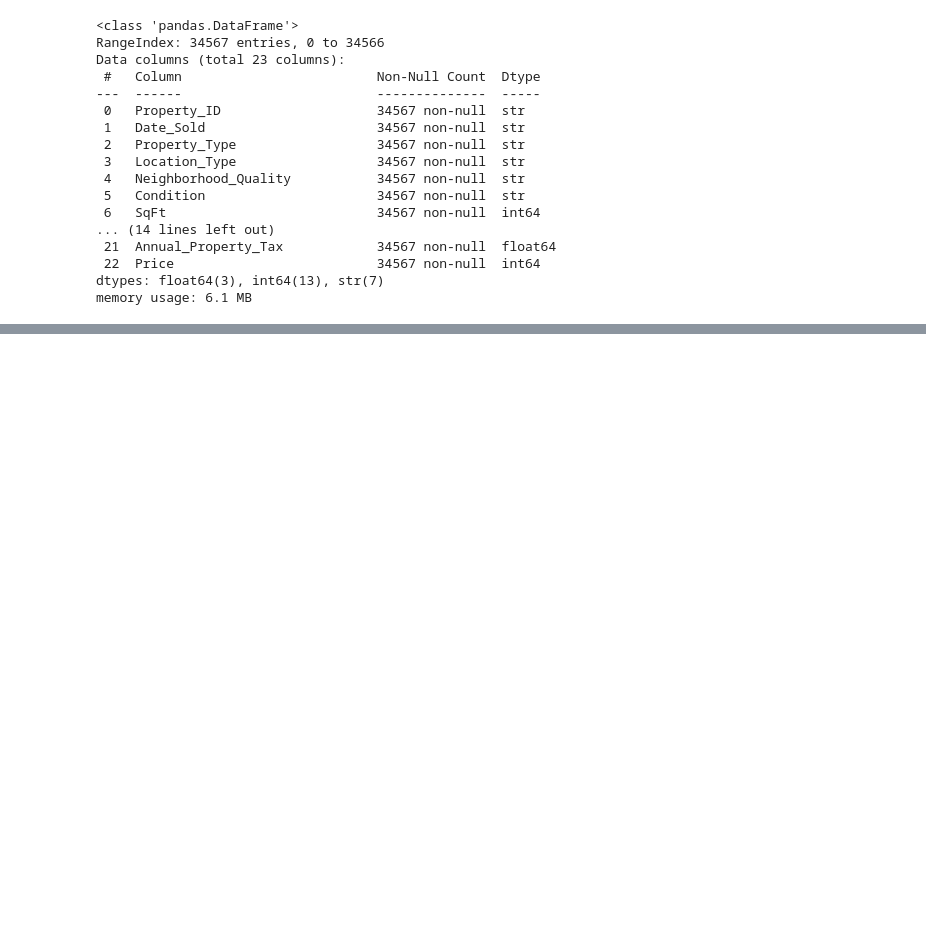
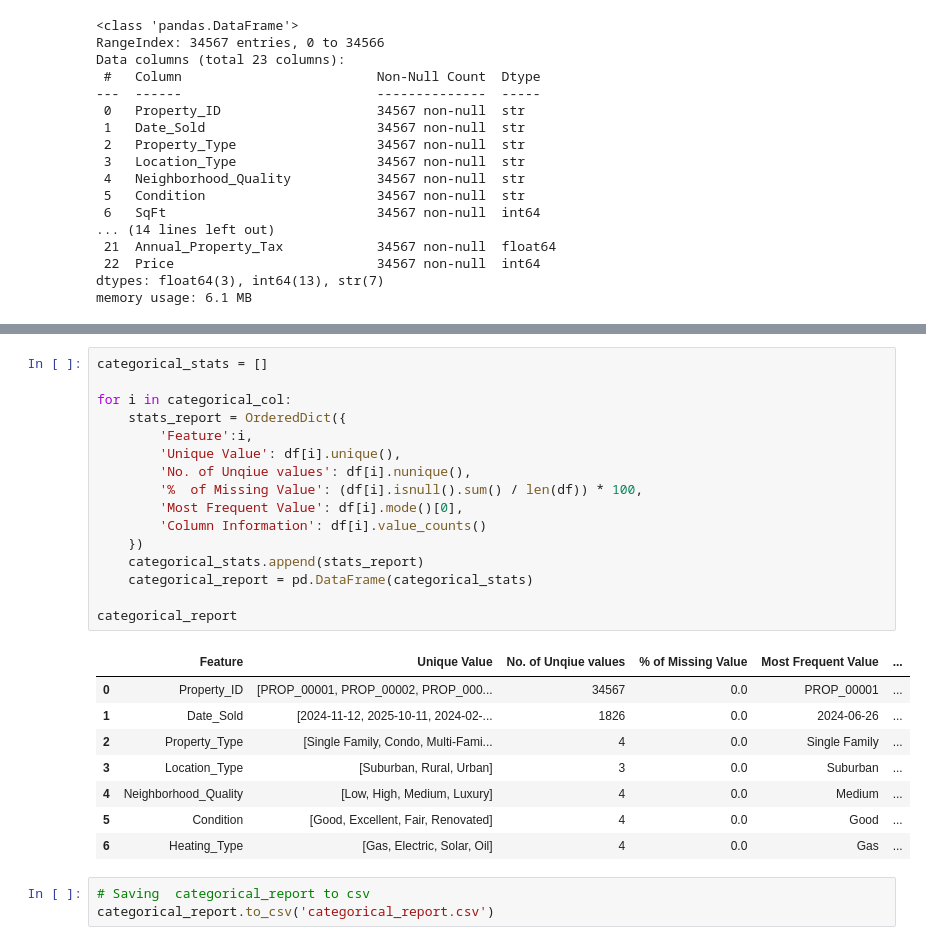
Before and after one commit to rakshitanaik2006/Pythonprogramming, a Jupyter notebook: demo.ipynb, the cells around one changed output, grey strips where cells are left out. Drawn from its saved outputs; the diff is of its cells as text; blank space fills up the shorter version.

```diff
--- a/demo.ipynb
+++ b/demo.ipynb
@@ -939,0 +947,28 @@ sns.scatterplot(x = df['SqFt'],y = df['Price'], hue = df['Bedrooms'])
+# %%
+categorical_stats = []
+
+for i in categorical_col:
+    stats_report = OrderedDict({
+        'Feature':i,
+        'Unique Value': df[i].unique(),
+        'No. of Unqiue values': df[i].nunique(),
+        '%  of Missing Value': (df[i].isnull().sum() / len(df)) * 100,
+        'Most Frequent Value': df[i].mode()[0],
+        'Column Information': df[i].value_counts()
+    })
+    categorical_stats.append(stats_report)
+    categorical_report = pd.DataFrame(categorical_stats)
+
+categorical_report
+# %% [output]
+|  | Feature | Unique Value | No. of Unqiue values | % of Missing Value | Most Frequent Value | ... |
+| 0 | Property_ID | [PROP_00001, PROP_00002, PROP_000... | 34567 | 0.0 | PROP_00001 | ... |
+| 1 | Date_Sold | [2024-11-12, 2025-10-11, 2024-02-... | 1826 | 0.0 | 2024-06-26 | ... |
+| 2 | Property_Type | [Single Family, Condo, Multi-Fami... | 4 | 0.0 | Single Family | ... |
+| 3 | Location_Type | [Suburban, Rural, Urban] | 3 | 0.0 | Suburban | ... |
+| 4 | Neighborhood_Quality | [Low, High, Medium, Luxury] | 4 | 0.0 | Medium | ... |
+| 5 | Condition | [Good, Excellent, Fair, Renovated] | 4 | 0.0 | Good | ... |
+| 6 | Heating_Type | [Gas, Electric, Solar, Oil] | 4 | 0.0 | Gas | ... |
+# %%
+# Saving  categorical_report to csv
+categorical_report.to_csv('categorical_report.csv')
```
Also changed, not shown: parts of 9 cells of this notebook, 1 other file.
